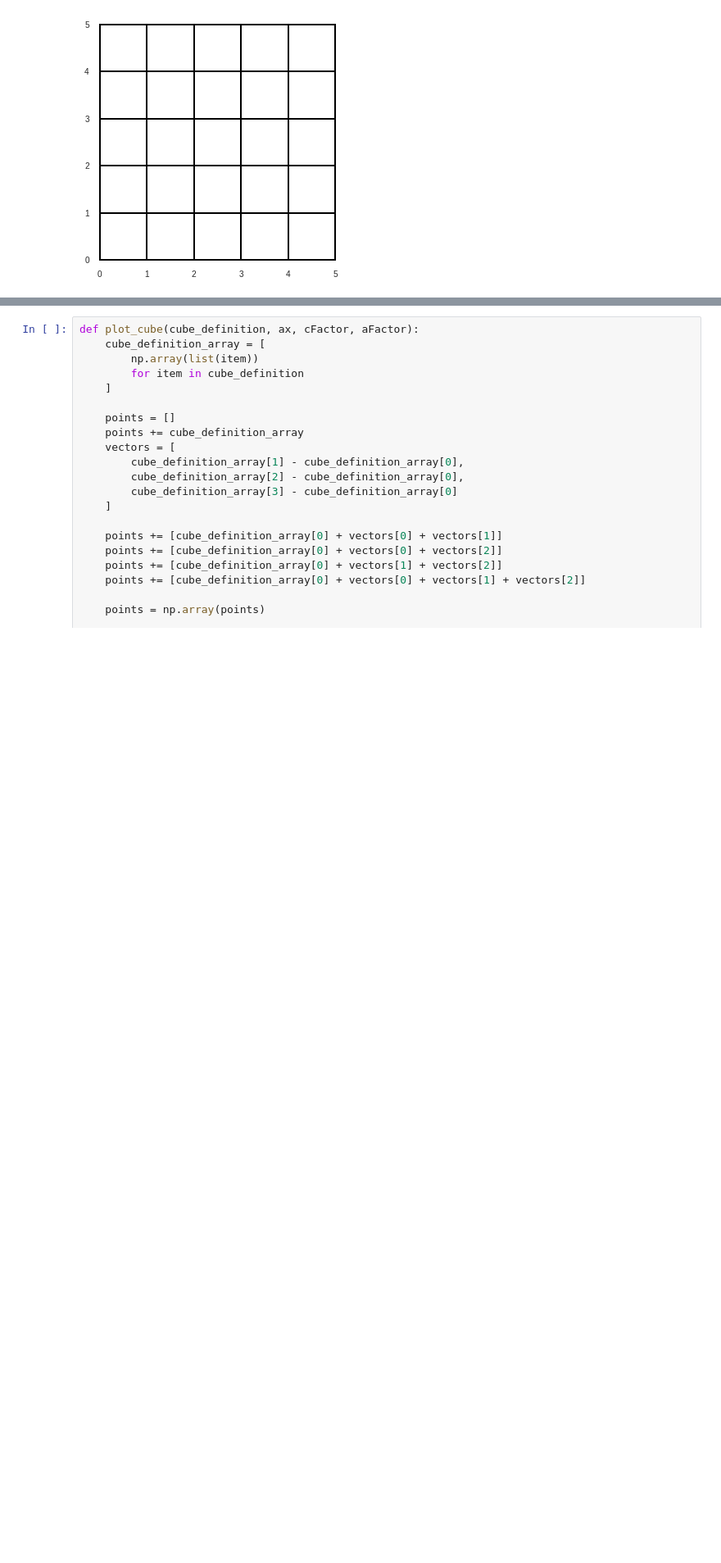
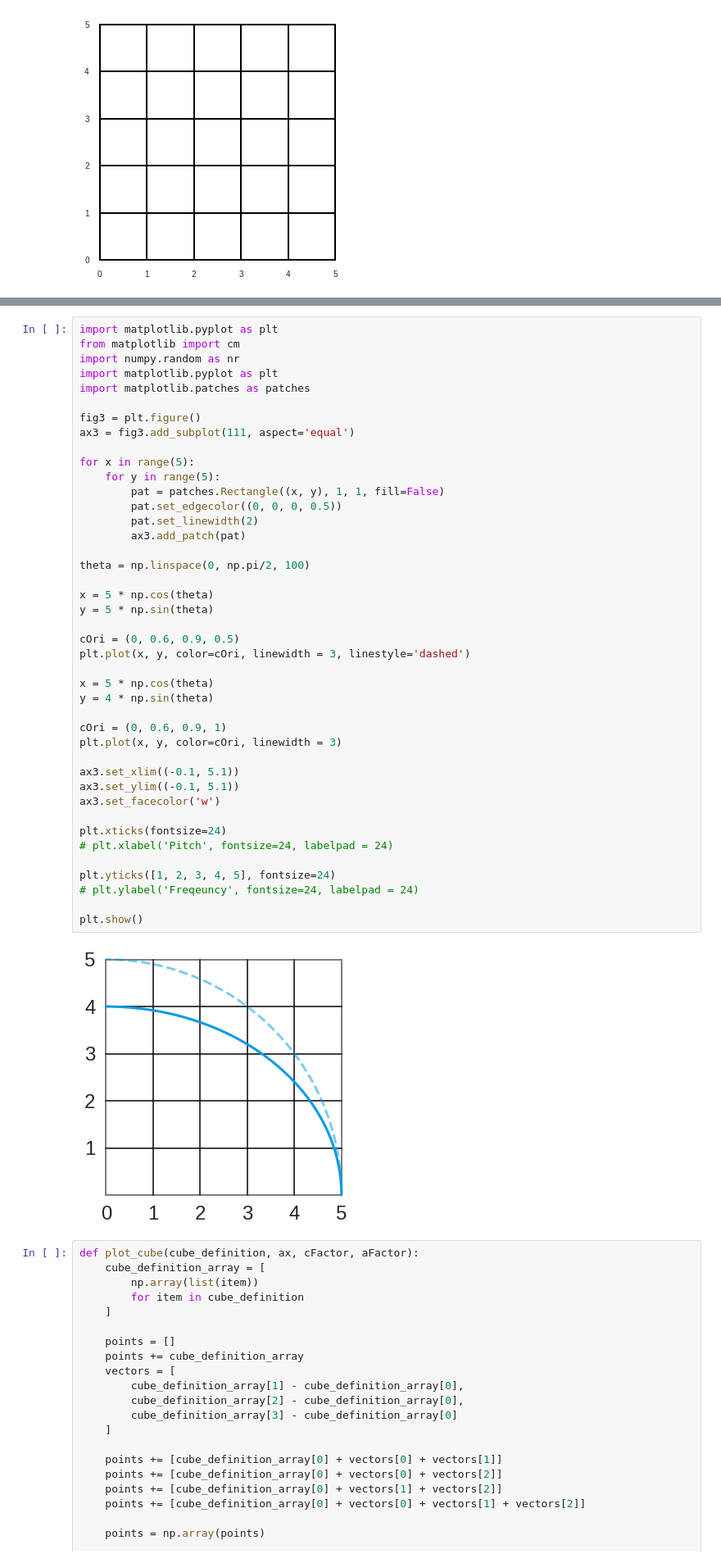
Before and after one commit to Joovvhan/ColabTest, a Jupyter notebook: Graphics_Test.ipynb, the cells around one changed output, grey strips where cells are left out. Shown at 82% size. Saved outputs shown, nothing was run; the diff lists cells and outputs as text; blank space fills up the shorter version.

```diff
--- a/Graphics_Test.ipynb
+++ b/Graphics_Test.ipynb
@@ -339,3 +390,47 @@ plt.show()
+# %%
+import matplotlib.pyplot as plt
+from matplotlib import cm
+import numpy.random as nr
+import matplotlib.pyplot as plt
+import matplotlib.patches as patches
+
+fig3 = plt.figure()
+ax3 = fig3.add_subplot(111, aspect='equal')
+
+for x in range(5):
+    for y in range(5):
+        pat = patches.Rectangle((x, y), 1, 1, fill=False)
+        pat.set_edgecolor((0, 0, 0, 0.5))
+        pat.set_linewidth(2)
+        ax3.add_patch(pat)
+
+theta = np.linspace(0, np.pi/2, 100)
+
+x = 5 * np.cos(theta)
+y = 5 * np.sin(theta)
+
+cOri = (0, 0.6, 0.9, 0.5)
+plt.plot(x, y, color=cOri, linewidth = 3, linestyle='dashed')
+
+x = 5 * np.cos(theta)
+y = 4 * np.sin(theta)
+
+cOri = (0, 0.6, 0.9, 1)
+plt.plot(x, y, color=cOri, linewidth = 3)
+
+ax3.set_xlim((-0.1, 5.1))
+ax3.set_ylim((-0.1, 5.1))
+ax3.set_facecolor('w')
+
+plt.xticks(fontsize=24)
+# plt.xlabel('Pitch', fontsize=24, labelpad = 24)
+
+plt.yticks([1, 2, 3, 4, 5], fontsize=24)
+# plt.ylabel('Freqeuncy', fontsize=24, labelpad = 24)
+
+plt.show()
+# %% [output]
+[figure, added]
 # %%
 def plot_cube(cube_definition, ax, cFactor, aFactor):
     cube_definition_array = [
```
Also changed, not shown: parts of 2 cells of this notebook.
